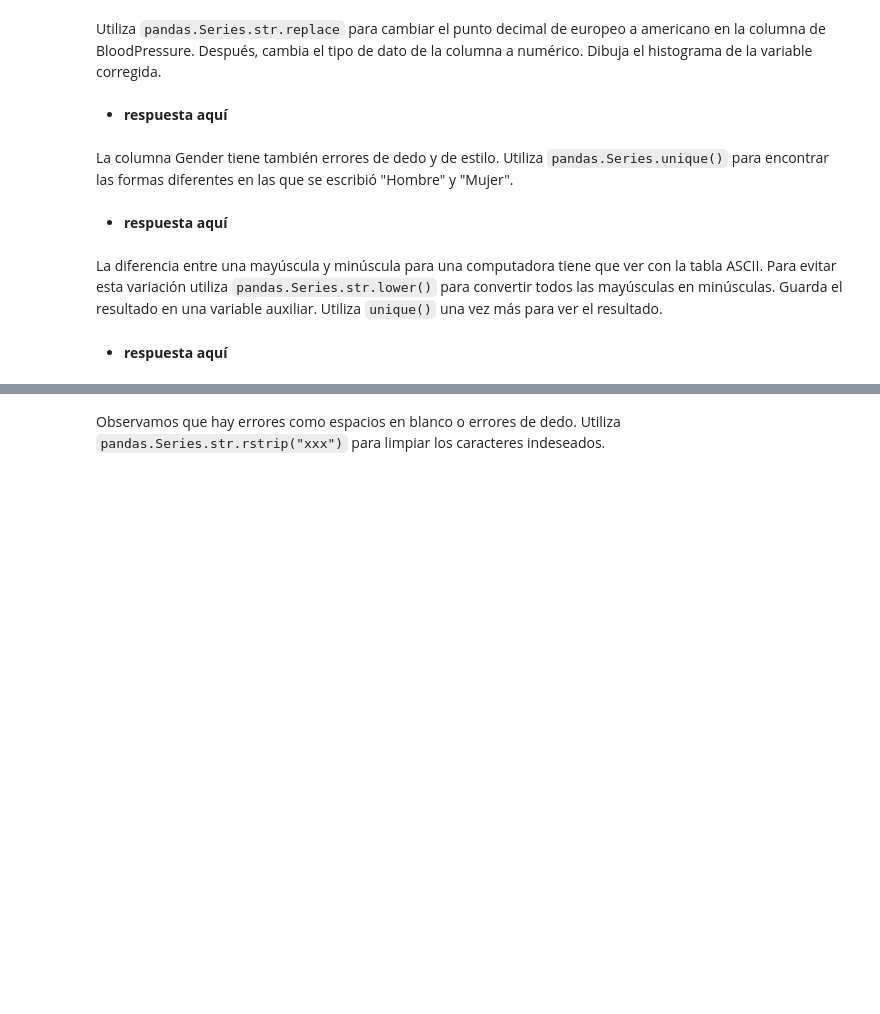
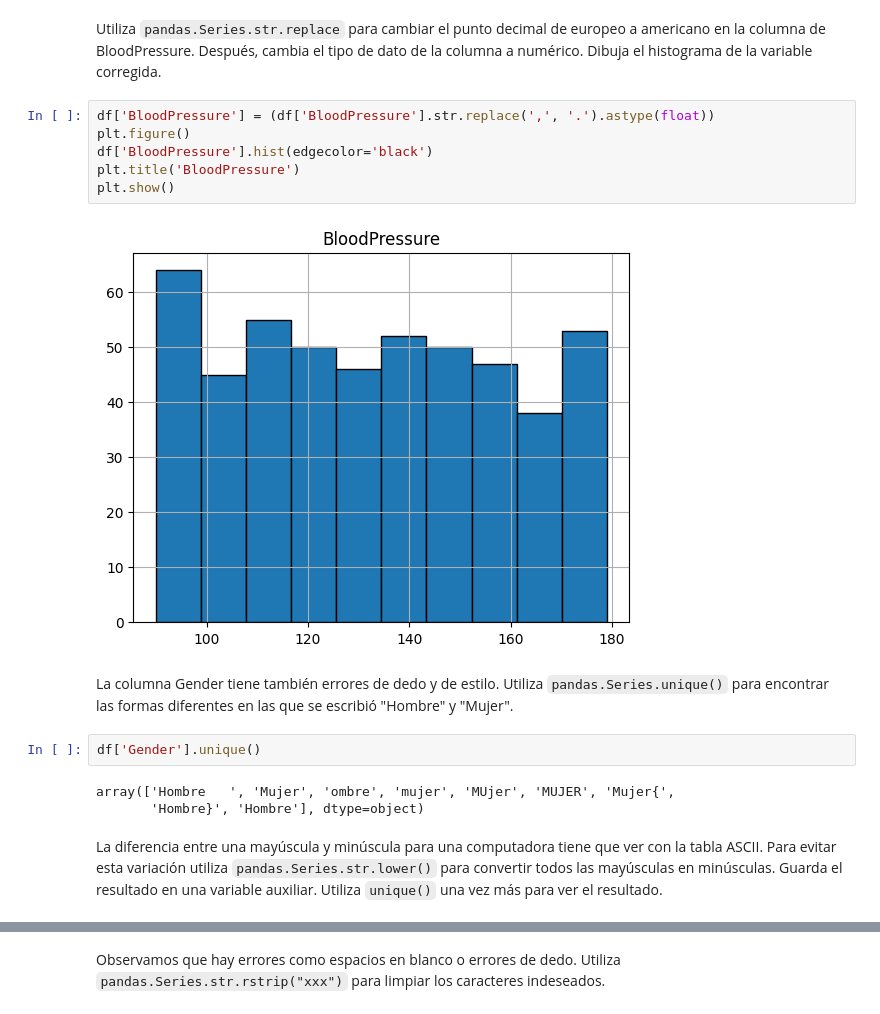
Before and after one commit to aj-hernandezs/Aprendizaje_Estadistico, a Jupyter notebook: Laboratorios/Lab - R3.ipynb, the cells around one changed output, grey strips where cells are left out. Drawn from its saved outputs; the diff is of its cells as text; blank space fills up the shorter version.

```diff
--- a/Laboratorios/Lab - R3.ipynb
+++ b/Laboratorios/Lab - R3.ipynb
@@ -68,13 +133,20 @@ Es muy común que haya errores al registrar observaciones. Puede ser que persona
 Por ejemplo, la columna BloodPressure tiene dos estilos diferentes para el punto decimal (americano y europeo).
 # %% [markdown]
 Utiliza `pandas.Series.str.replace` para cambiar el punto decimal de europeo a americano en la columna de BloodPressure. Después, cambia el tipo de dato de la columna a numérico. Dibuja el histograma de la variable corregida.
-# %% [markdown]
-- **respuesta aquí**
+# %%
+df['BloodPressure'] = (df['BloodPressure'].str.replace(',', '.').astype(float))
+plt.figure()
+df['BloodPressure'].hist(edgecolor='black')
+plt.title('BloodPressure')
+plt.show()
+# %% [output]
+[figure, added]
 # %% [markdown]
 La columna Gender tiene también errores de dedo y de estilo. Utiliza `pandas.Series.unique()` para encontrar las formas diferentes en las que se escribió "Hombre" y "Mujer".
-# %% [markdown]
-- **respuesta aquí**
+# %%
+df['Gender'].unique()
+# %% [output]
+array(['Hombre   ', 'Mujer', 'ombre', 'mujer', 'MUjer', 'MUJER', 'Mujer{',
+       'Hombre}', 'Hombre'], dtype=object)
 # %% [markdown]
 La diferencia entre una mayúscula y minúscula para una computadora tiene que ver con la tabla ASCII. Para evitar esta variación utiliza `pandas.Series.str.lower()` para convertir todos las mayúsculas en minúsculas. Guarda el resultado en una variable auxiliar. Utiliza `unique()` una vez más para ver el resultado.
-# %% [markdown]
-- **respuesta aquí**
```
Also changed, not shown: parts of 32 cells of this notebook, 2 other files.
